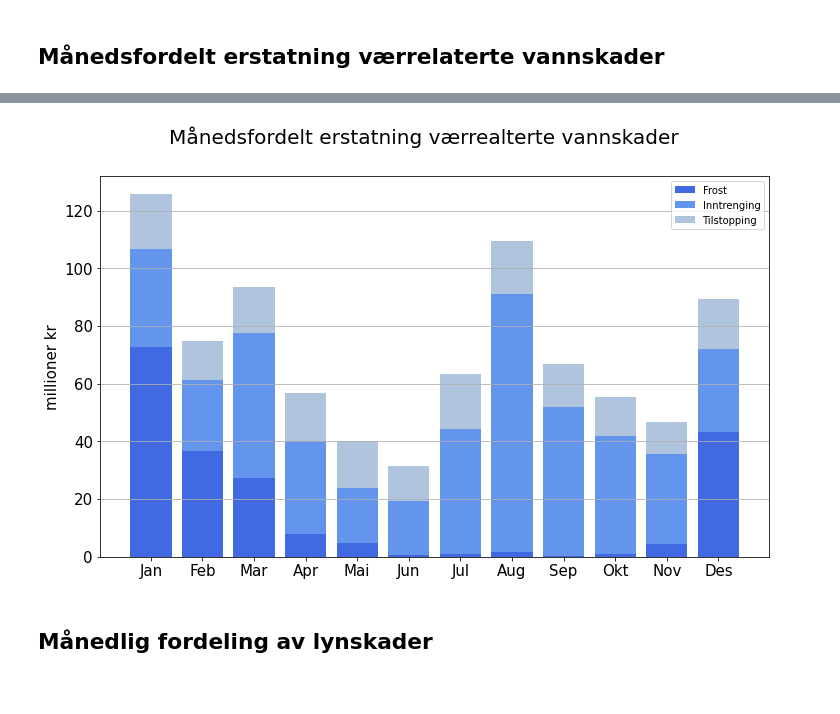
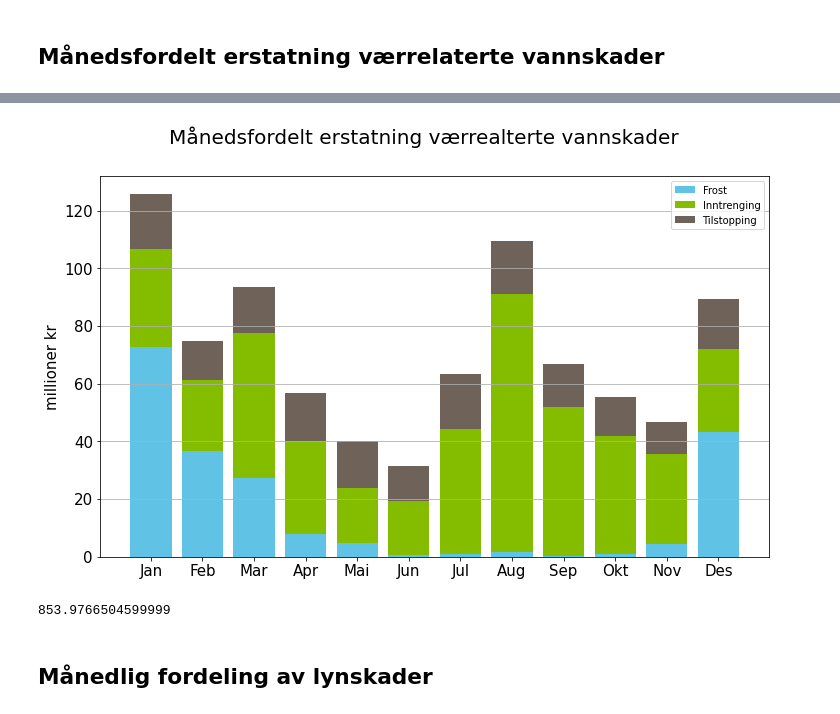
Before and after one commit to eirikngard/Eika, a Jupyter notebook: Eika_vs_FNO.ipynb, the cells around one changed output, grey strips where cells are left out. Drawn from its saved outputs; the diff is of its cells as text; code cells hidden in the pictures.

```diff
--- a/Eika_vs_FNO.ipynb
+++ b/Eika_vs_FNO.ipynb
@@ -49,0 +52,7 @@ lyn
+# %%
+grønn = '#84BD00'
+blå = '#60C3E6'
+grå = '#6E6259'
+blå1='#3396b9'
+rød='#7f3035'
+sjøgrønn='#004f59'
@@ -193,3 +220,3 @@ Saving fno_værrealtert_vannskade_mnd.csv to fno_værrealtert_vannskade_mnd.csv
 # %%
 col = ['mnd','skade','årsak']
-alt = pd.read_csv('test.csv', header=None,skiprows=2,names=col)
+alt = pd.read_csv('fno_værrealtert_vannskade_mnd.csv', header=None,skiprows=2,names=col)
@@ -198,24 +223,28 @@ alt
 # %%
 mnd = ['Jan','Feb','Mar','Apr','Mai','Jun','Jul','Aug','Sep','Okt','Nov','Des']
 
 a = np.array([i*(10**(-6)) for i in alt.loc[alt['årsak']=='Frost','skade']])
 b = np.array([i*(10**(-6)) for i in alt.loc[alt['årsak']=='Tilstopping','skade']])
 c = np.array([i*(10**(-6)) for i in alt.loc[alt['årsak']=='Vann utenfra','skade']])
 
 fig, ax = plt.subplots(figsize=(12, 7))
 fig.suptitle('Månedsfordelt erstatning værrealterte vannskader',fontsize=20)
 
-bar=ax.bar(mnd, a,color='royalblue', label='Frost')
-bar=ax.bar(mnd, c,bottom=a,color='cornflowerblue', label='Inntrenging')
-bar=ax.bar(mnd, b, bottom= a+c,color='lightsteelblue', label='Tilstopping')
+bar=ax.bar(mnd, a,color=blå, label='Frost')
+bar=ax.bar(mnd, c,bottom=a,color=grønn, label='Inntrenging')
+bar=ax.bar(mnd, b, bottom= a+c,color=grå, label='Tilstopping')
 
 ax.grid(axis='y')
 ax.set_ylabel('millioner kr',size=15)
 ax.tick_params(axis = 'both', which = 'major', labelsize = 15)
 plt.legend()
 plt.show()
 # %% [output]
-[figure, old version]
+[figure, new version]
+# %%
+sum(a)+sum(b)+sum(c)
+# %% [output]
+853.9766504599999
 # %% [markdown]
 ## Månedlig fordeling av lynskader
 # %%
```
Also changed, not shown: parts of 25 cells of this notebook.
